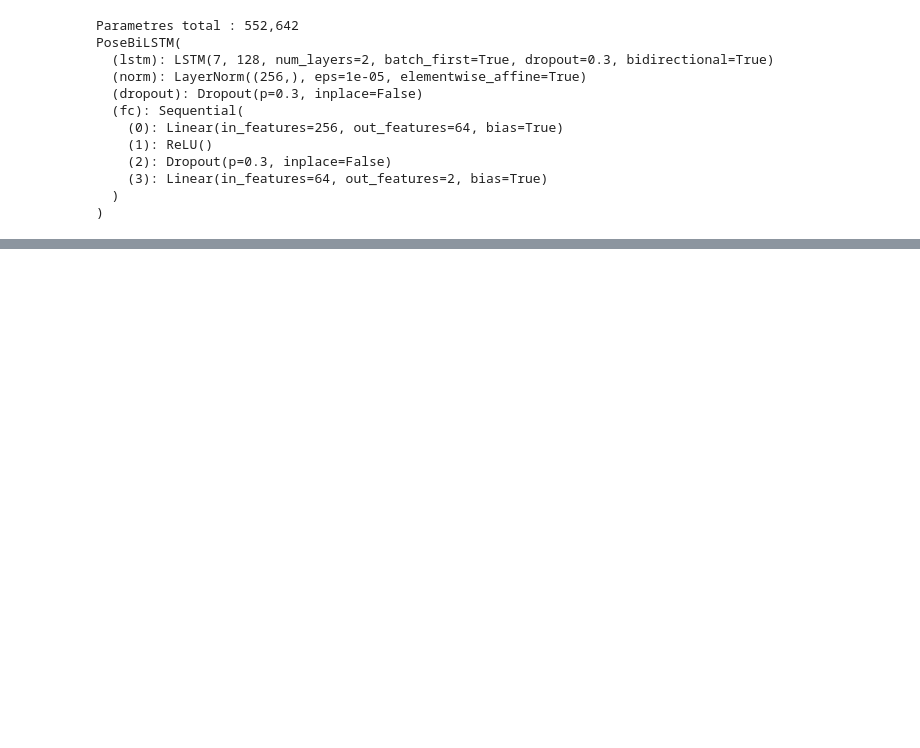
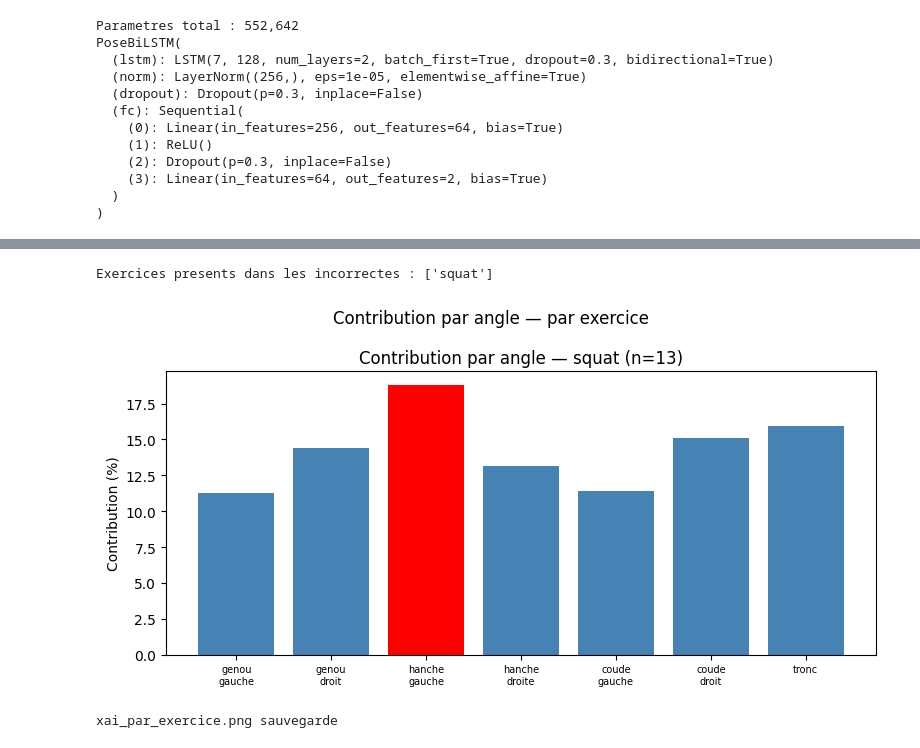
Before and after one commit to aitoufkir-khadija2004/Exercise-Pose-Correction-_Module-AAI, a Jupyter notebook: AAI_Exercise_Pose_Correction.ipynb, the cells around one changed output, grey strips where cells are left out. Saved outputs shown, nothing was run; the diff lists cells and outputs as text; code cells hidden in the pictures; blank space fills up the shorter version.

```diff
--- a/AAI_Exercise_Pose_Correction.ipynb
+++ b/AAI_Exercise_Pose_Correction.ipynb
@@ -654,0 +937,47 @@ training_curves.png sauvegarde
+# %%
+# Analyse par exercice
+exercises_present = []
+for exercise in meta['exercise'].unique():
+    ex_mask = np.array([
+        meta.iloc[idx]['exercise'] == exercise
+        for idx in incorrect_idx
+        if idx < len(meta)
+    ])
+    if ex_mask.sum() > 0:
+        exercises_present.append((exercise, ex_mask))
+
+print(f'Exercices presents dans les incorrectes : {[e[0] for e in exercises_present]}')
+
+if len(exercises_present) == 1:
+    # Un seul exercice -> pas de comparaison possible
+    exercise, ex_mask = exercises_present[0]
+    ex_contrib  = shap_norm[ex_mask].mean(axis=0) * 100
+    bar_colors  = ['red' if j == ex_contrib.argmax() else 'steelblue' for j in range(7)]
+
+    fig, ax = plt.subplots(figsize=(8, 4))
+    ax.bar(range(7), ex_contrib, color=bar_colors)
+    ax.set_xticks(range(7))
+    ax.set_xticklabels([n.replace('_', '\n') for n in ANGLE_NAMES], fontsize=7)
+    ax.set_title(f'Contribution par angle — {exercise} (n={ex_mask.sum()})')
+    ax.set_ylabel('Contribution (%)')
+
+else:
+    fig, axes = plt.subplots(1, len(exercises_present), figsize=(15, 4))
+    for i, (exercise, ex_mask) in enumerate(exercises_present):
+        ex_contrib = shap_norm[ex_mask].mean(axis=0) * 100
+        bar_colors = ['red' if j == ex_contrib.argmax() else 'steelblue' for j in range(7)]
+        axes[i].bar(range(7), ex_contrib, color=bar_colors)
+        axes[i].set_xticks(range(7))
+        axes[i].set_xticklabels([n.replace('_', '\n') for n in ANGLE_NAMES], fontsize=7)
+        axes[i].set_title(f'{exercise}\n(n={ex_mask.sum()})')
+        axes[i].set_ylabel('Contribution (%)')
+
+plt.suptitle('Contribution par angle — par exercice')
+plt.tight_layout()
+plt.savefig(f'{BASE}/results/xai_par_exercice.png', dpi=150, bbox_inches='tight')
+plt.show()
+print('xai_par_exercice.png sauvegarde')
+# %% [output]
+Exercices presents dans les incorrectes : ['squat']
+[figure, added]
+xai_par_exercice.png sauvegarde
```
Also changed, not shown: parts of 20 cells of this notebook.
